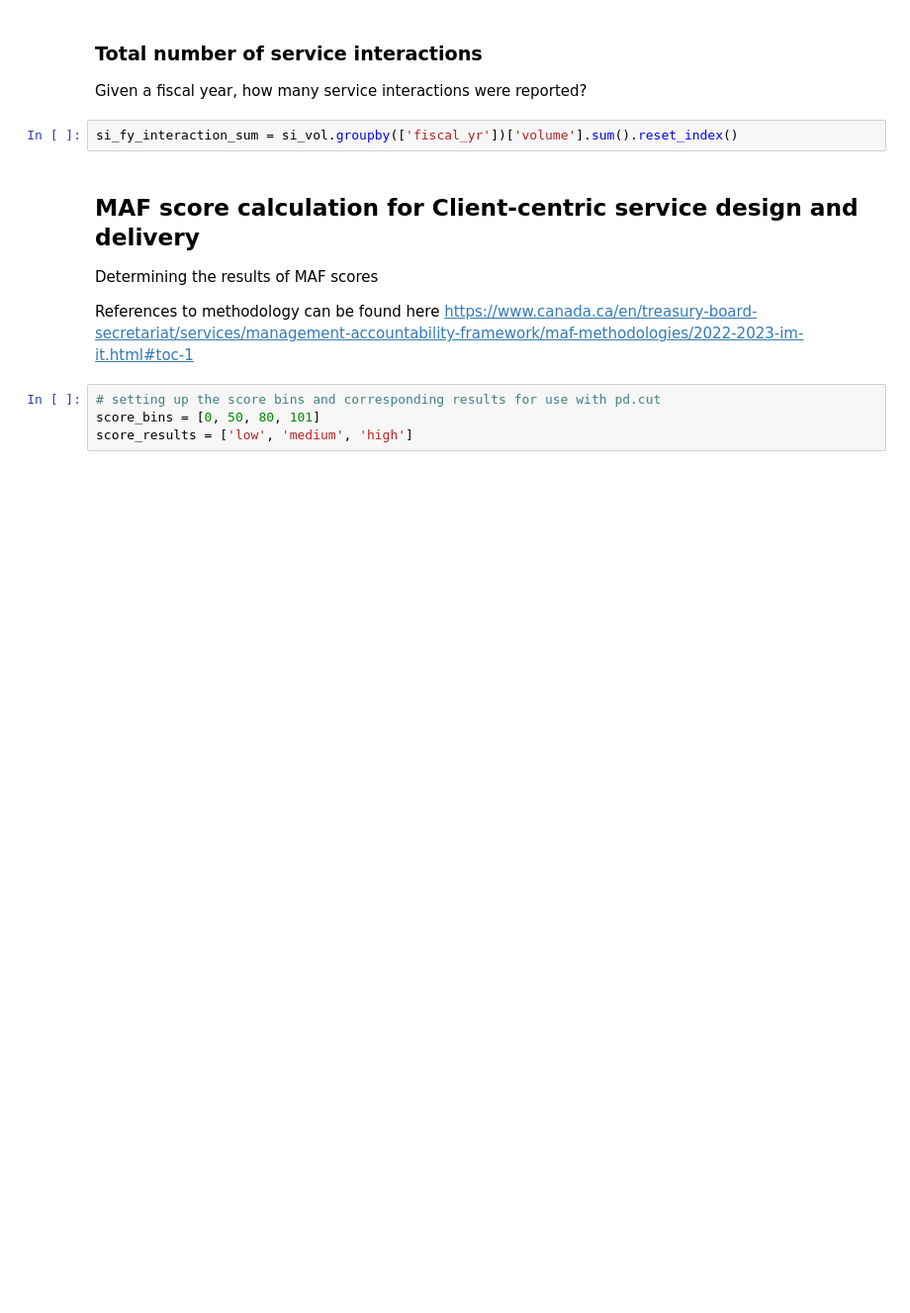
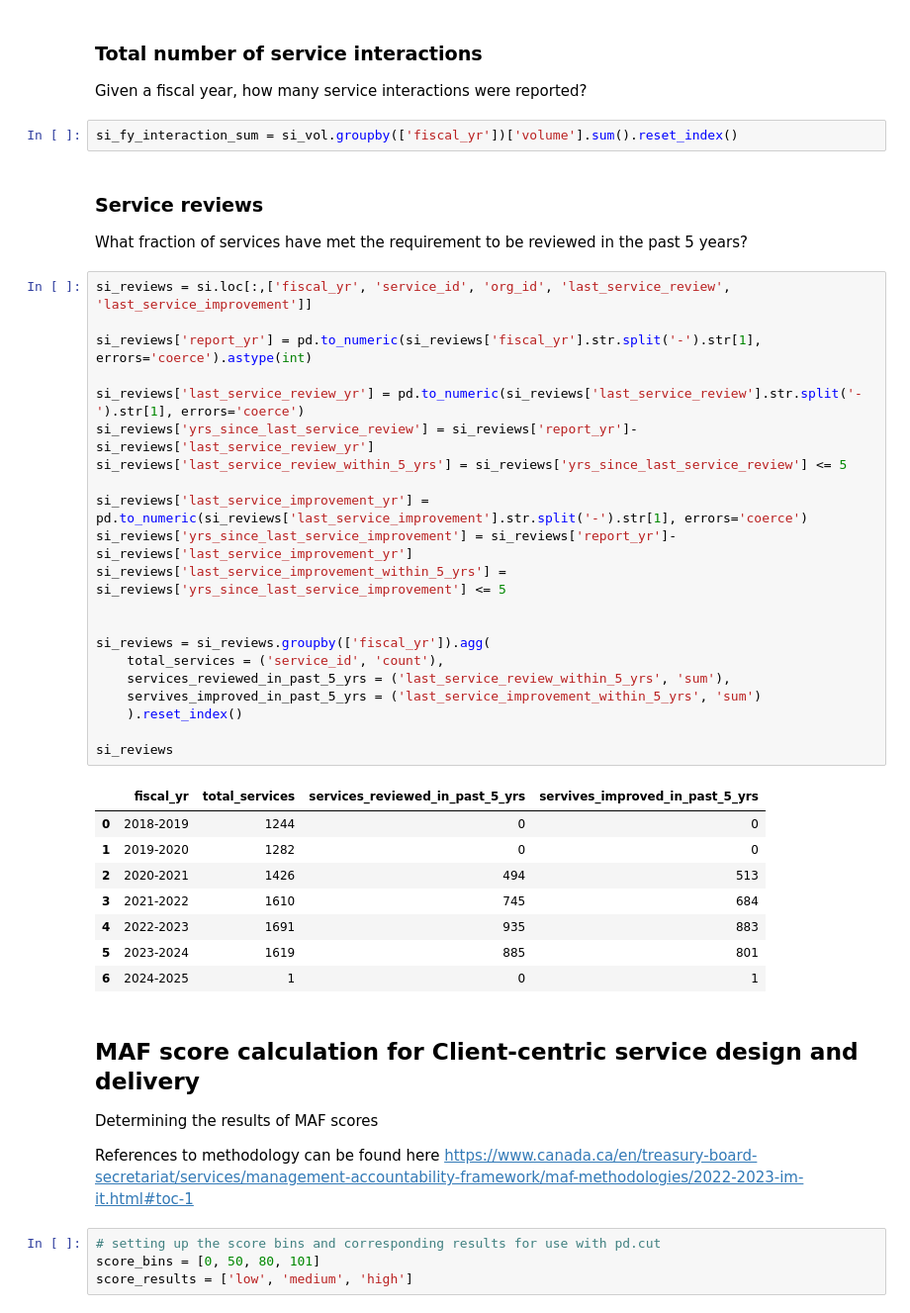
Before and after one commit to gcperformance/service-data, a Jupyter notebook: gc-service-data-script.ipynb, the cells around one changed output. Shown at 99% size. Saved outputs shown, nothing was run; the diff lists cells and outputs as text; blank space fills up the shorter version.

Commit message:
added reviewed or improved in last 5 yrs

```diff
--- a/gc-service-data-script.ipynb
+++ b/gc-service-data-script.ipynb
@@ -532,6 +532,39 @@ si_fy_service_count = si.groupby(['fiscal_yr'])['service_id'].count().reset_inde
 Given a fiscal year, how many service interactions were reported?
 # %%
 si_fy_interaction_sum = si_vol.groupby(['fiscal_yr'])['volume'].sum().reset_index()
+# %% [markdown]
+### Service reviews
+What fraction of services have met the requirement to be reviewed in the past 5 years?
+# %%
+si_reviews = si.loc[:,['fiscal_yr', 'service_id', 'org_id', 'last_service_review', 'last_service_improvement']]
+
+si_reviews['report_yr'] = pd.to_numeric(si_reviews['fiscal_yr'].str.split('-').str[1], errors='coerce').astype(int)
+
+si_reviews['last_service_review_yr'] = pd.to_numeric(si_reviews['last_service_review'].str.split('-').str[1], errors='coerce')
+si_reviews['yrs_since_last_service_review'] = si_reviews['report_yr']-si_reviews['last_service_review_yr']
+si_reviews['last_service_review_within_5_yrs'] = si_reviews['yrs_since_last_service_review'] <= 5
+
+si_reviews['last_service_improvement_yr'] = pd.to_numeric(si_reviews['last_service_improvement'].str.split('-').str[1], errors='coerce')
+si_reviews['yrs_since_last_service_improvement'] = si_reviews['report_yr']-si_reviews['last_service_improvement_yr']
+si_reviews['last_service_improvement_within_5_yrs'] = si_reviews['yrs_since_last_service_improvement'] <= 5
+
+
+si_reviews = si_reviews.groupby(['fiscal_yr']).agg(
+    total_services = ('service_id', 'count'),
+    services_reviewed_in_past_5_yrs = ('last_service_review_within_5_yrs', 'sum'),
+    servives_improved_in_past_5_yrs = ('last_service_improvement_within_5_yrs', 'sum')
+    ).reset_index()
+
+si_reviews
+# %% [output]
+|  | fiscal_yr | total_services | services_reviewed_in_past_5_yrs | servives_improved_in_past_5_yrs |
+| 0 | 2018-2019 | 1244 | 0 | 0 |
+| 1 | 2019-2020 | 1282 | 0 | 0 |
+| 2 | 2020-2021 | 1426 | 494 | 513 |
+| 3 | 2021-2022 | 1610 | 745 | 684 |
+| 4 | 2022-2023 | 1691 | 935 | 883 |
+| 5 | 2023-2024 | 1619 | 885 | 801 |
+| 6 | 2024-2025 | 1 | 0 | 1 |
 # %% [markdown]
 ## MAF score calculation for Client-centric service design and delivery
 Determining the results of MAF scores
```
Also changed, not shown: parts of 6 cells of this notebook, 1 other file.
